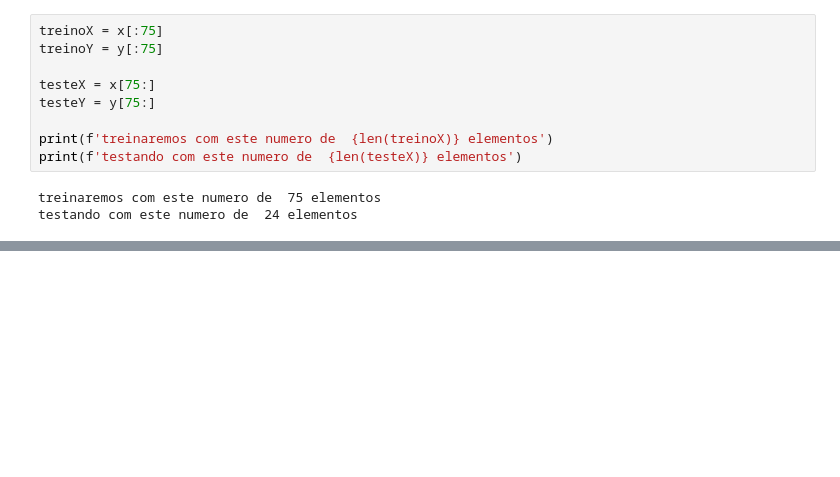
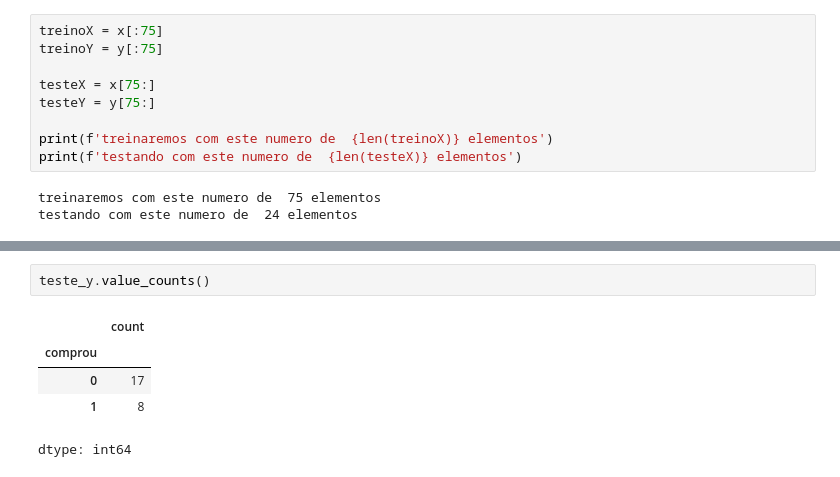
Before and after one commit to luan3642/Machine_learning_classificacao_sklearn-ALURA, a Jupyter notebook: aula01_alura.ipynb, the cells around one changed output, grey strips where cells are left out. Saved outputs shown, nothing was run; the diff lists cells and outputs as text; blank space fills up the shorter version.

```diff
--- a/aula01_alura.ipynb
+++ b/aula01_alura.ipynb
@@ -141,0 +177,8 @@ LinearSVC()
+# %%
+teste_y.value_counts()
+# %% [output]
+|  | count |
+| comprou |  |
+| 0 | 17 |
+| 1 | 8 |
+dtype: int64
```
Also changed, not shown: parts of 4 cells of this notebook.
